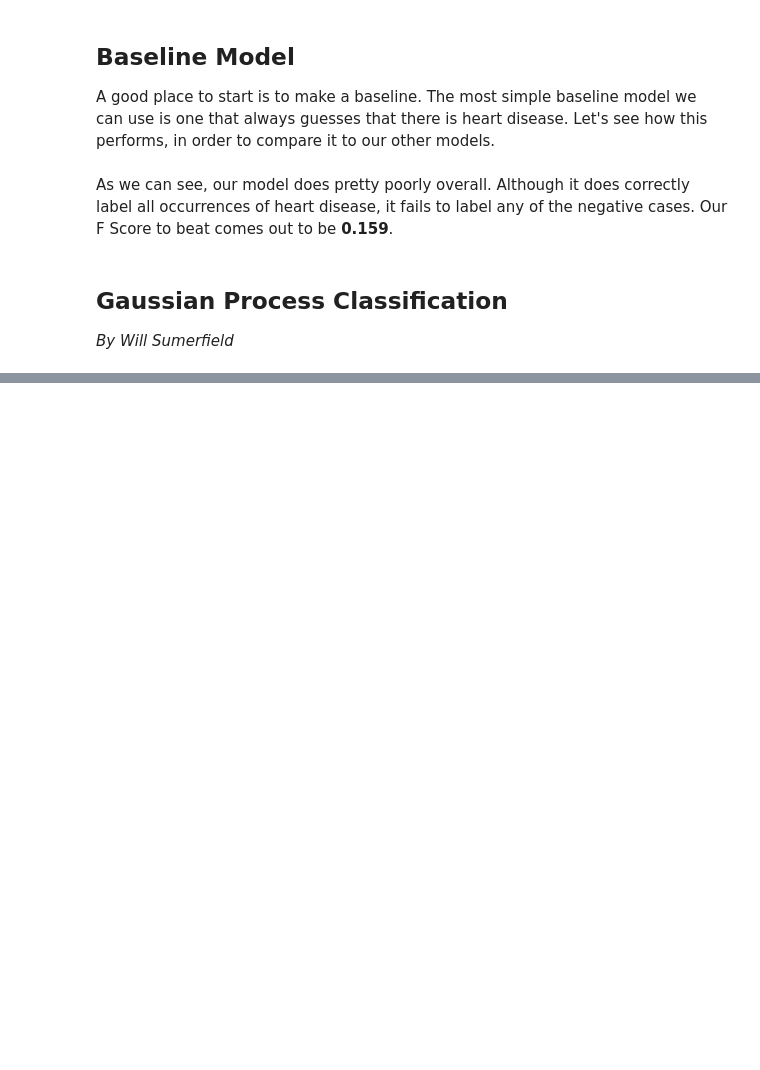
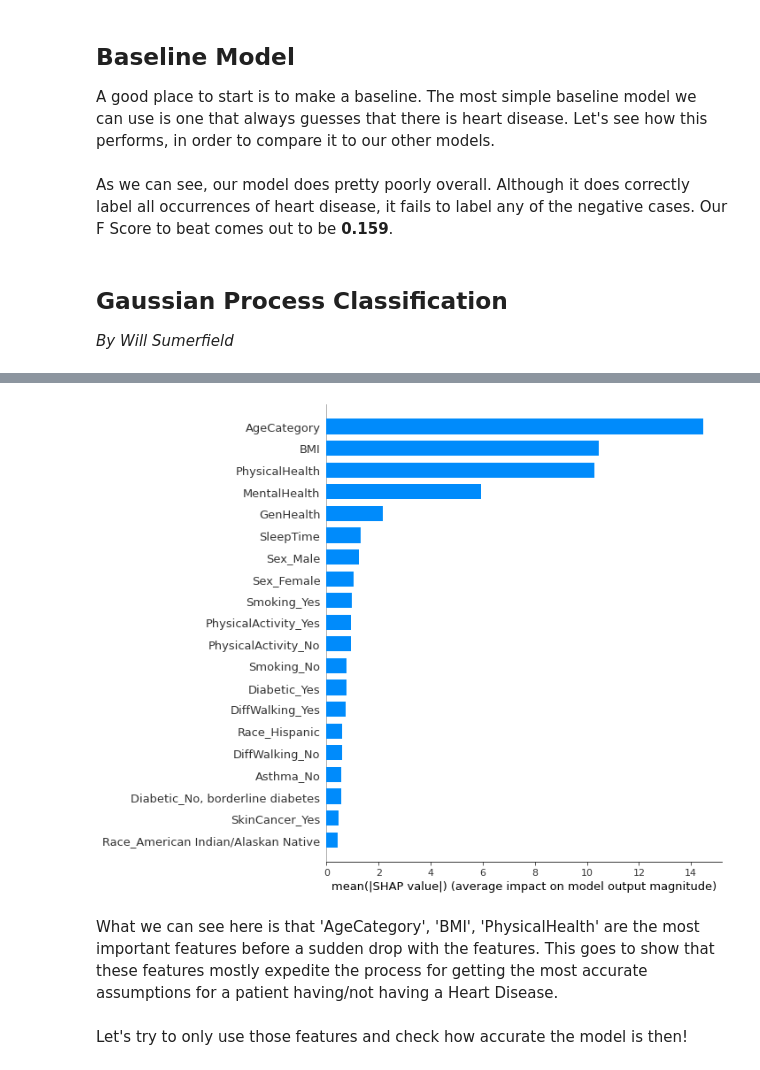
Before and after one commit to COGS118A/Group041-Sp22, a Jupyter notebook: common/model_training.ipynb, the cells around one changed output, grey strips where cells are left out. Cells and saved outputs as stored; diff of their text form; code cells hidden in the pictures; blank space fills up the shorter version.

```diff
--- a/common/model_training.ipynb
+++ b/common/model_training.ipynb
@@ -374,0 +625,8 @@ import torch.nn.functional as F
+# %%
+shap.summary_plot(shap_values, features=test_sub_X.to_numpy().astype(np.float32), feature_names=list(test_sub_X.columns), plot_type='bar')
+# %% [output]
+[figure, added]
+# %% [markdown]
+What we can see here is that 'AgeCategory', 'BMI', 'PhysicalHealth' are the most important features before a sudden drop with the features. This goes to show that these features mostly expedite the process for getting the most accurate assumptions for a patient having/not having a Heart Disease.
+# %% [markdown]
+Let's try to only use those features and check how accurate the model is then!
```
Also changed, not shown: parts of 31 cells of this notebook, 2 other files.
